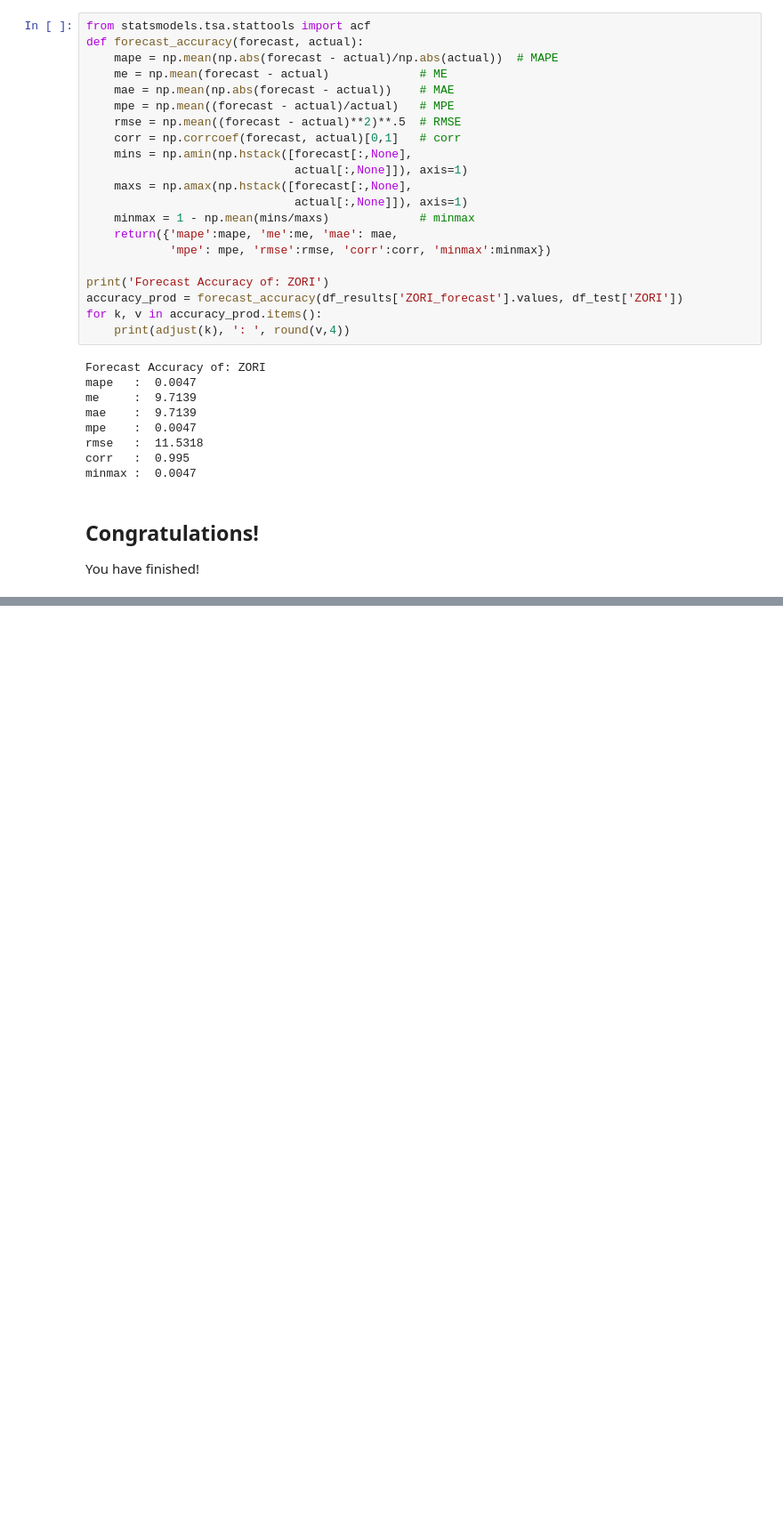
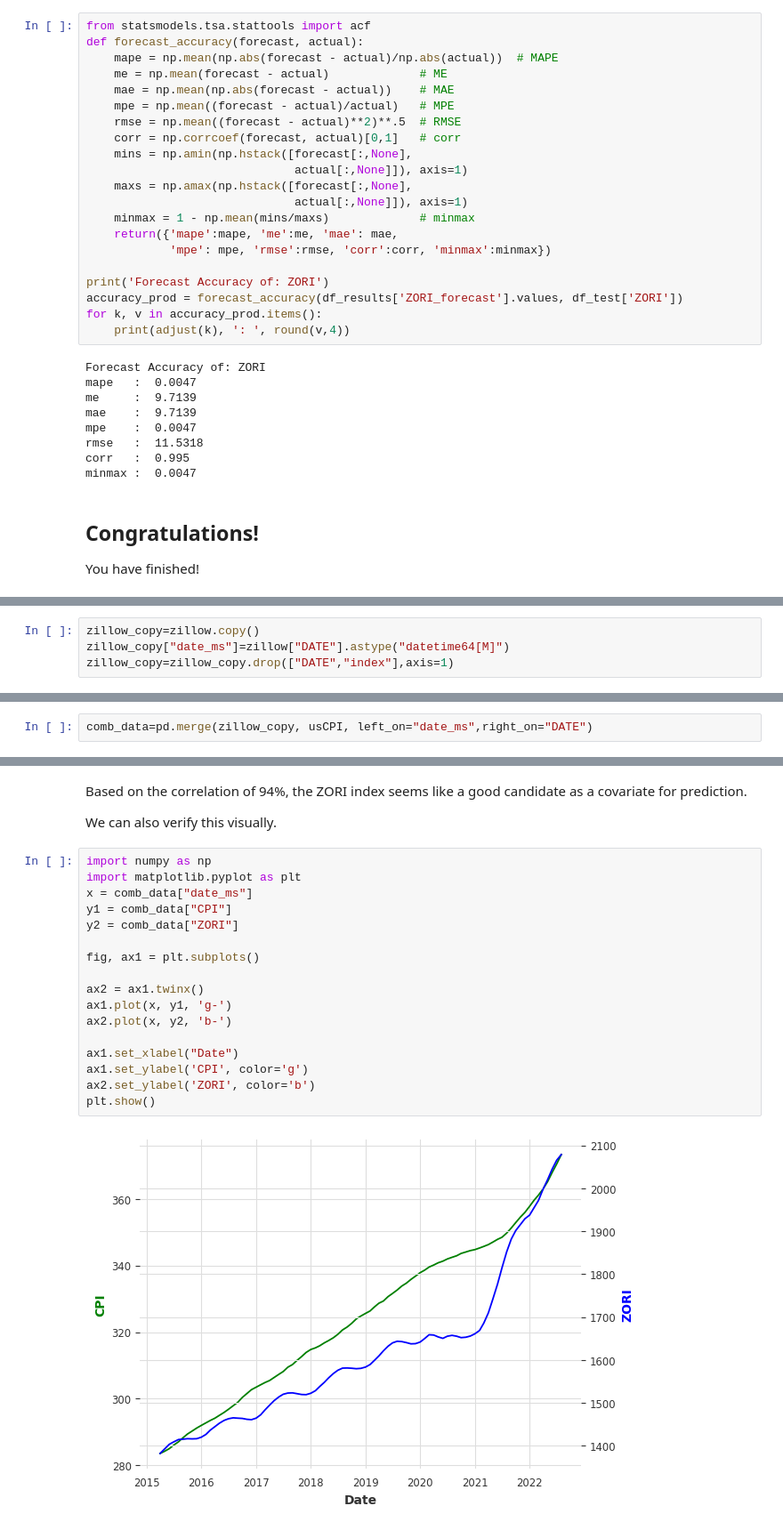
Before and after one commit to ds-modules/ECON-148, a Jupyter notebook: zillow-cpi-pred/zillow-CPI-prediction.ipynb, the cells around one changed output, grey strips where cells are left out. Shown: that part at 89% size. Cells and saved outputs as stored; diff of their text form; blank space fills up the shorter version.

```diff
--- a/zillow-cpi-pred/zillow-CPI-prediction.ipynb
+++ b/zillow-cpi-pred/zillow-CPI-prediction.ipynb
@@ -759,0 +786,4 @@ You have finished!
+# %%
+zillow_copy=zillow.copy()
+zillow_copy["date_ms"]=zillow["DATE"].astype("datetime64[M]")
+zillow_copy=zillow_copy.drop(["DATE","index"],axis=1)
@@ -759,0 +801,2 @@ You have finished!
+# %%
+comb_data=pd.merge(zillow_copy, usCPI, left_on="date_ms",right_on="DATE")
@@ -759,0 +820,23 @@ You have finished!
+# %% [markdown]
+Based on the correlation of 94%, the ZORI index seems like a good candidate as a covariate for prediction.
+
+We can also verify this visually.
+# %%
+import numpy as np
+import matplotlib.pyplot as plt
+x = comb_data["date_ms"]
+y1 = comb_data["CPI"]
+y2 = comb_data["ZORI"]
+
+fig, ax1 = plt.subplots()
+
+ax2 = ax1.twinx()
+ax1.plot(x, y1, 'g-')
+ax2.plot(x, y2, 'b-')
+
+ax1.set_xlabel("Date")
+ax1.set_ylabel('CPI', color='g')
+ax2.set_ylabel('ZORI', color='b')
+plt.show()
+# %% [output]
+[figure, added]
```
Also changed, not shown: parts of 39 cells of this notebook.
